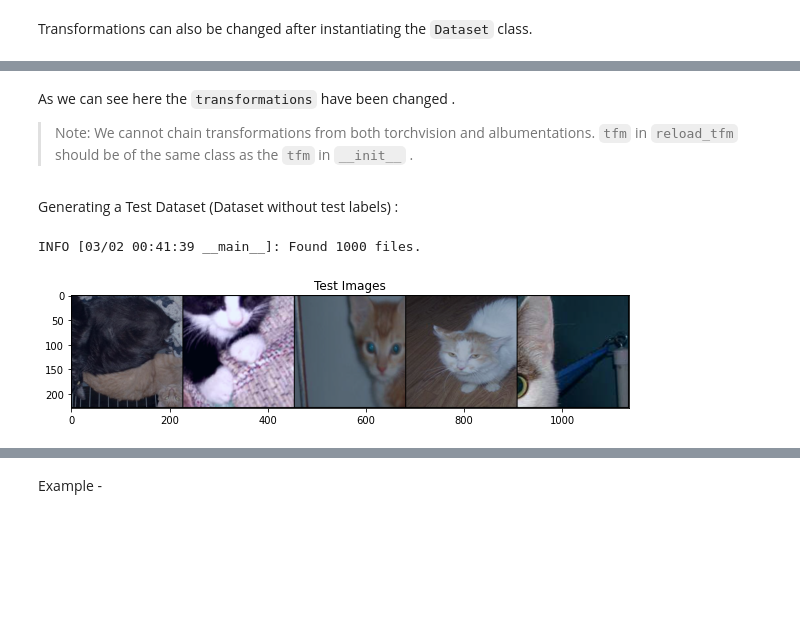
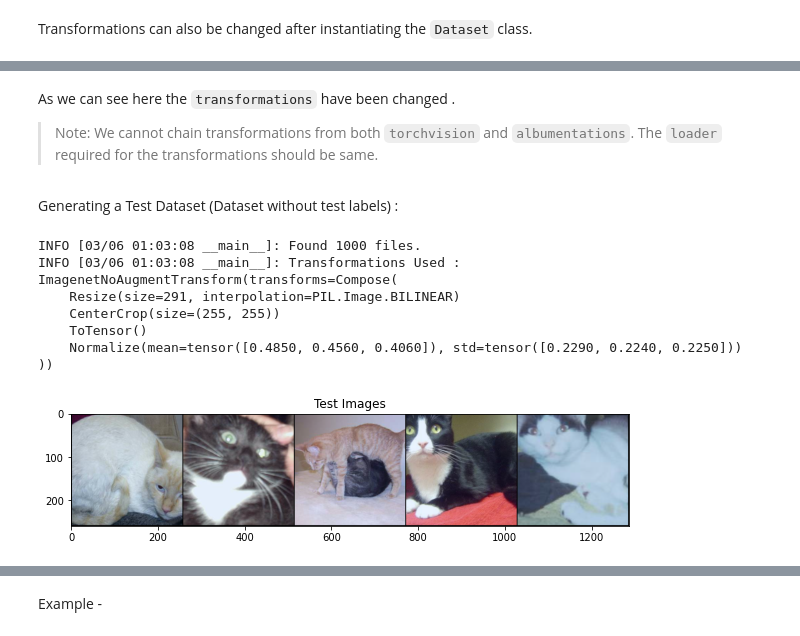
Before and after one commit to benihime91/lightning_cv, a Jupyter notebook: nbs/01b_classification.data.datasets.ipynb, the cells around one changed output, grey strips where cells are left out. Saved outputs shown, nothing was run; the diff lists cells and outputs as text; code cells hidden in the pictures; blank space fills up the shorter version.

```diff
--- a/nbs/01b_classification.data.datasets.ipynb
+++ b/nbs/01b_classification.data.datasets.ipynb
@@ -53,9 +58,14 @@ INFO [03/02 00:41:35 lcv.core.data_utils]: Data downloaded to /Users/ayushman/De
 # %%
 #export
-#hide
 class BaseClassificationDataset(Dataset):
     "Base class for ImageClassification Dataset"
-    _transforms = None
+
+    def __init__(self, cfg: DictConfig):
+        super(BaseClassificationDataset, self).__init__()
+        # instantiate transformations from cfg
+        obj: TransformOutput = create_transform(cfg)
+        self._transforms = obj.TRANSFORMS
+        self.loader = obj.LOADER
 
     @property
     def transforms(self):
@@ -65,9 +75,11 @@ class BaseClassificationDataset(Dataset):
     def transforms(self, x: ImageClassificationTransforms):
         self._transforms = x
 
+    @abstractclassmethod
     def __getitem__(self, x):
         raise NotImplementedError
 
+    @abstractclassmethod
     def __len__(self, x):
         raise NotImplementedError
 # %%
@@ -75,23 +87,23 @@ class BaseClassificationDataset(Dataset):
 class ImageFolderDataset(BaseClassificationDataset):
     "Create `Dataset` instance from `source` using `transforms`"
 
-    def __init__(self, source: Union[str, Path], transforms: ImageClassificationTransforms, classes: Dict = None,
-                 loader: str = "pil_loader", test : bool = False):
+    def __init__(self, source: Union[str, Path], cfg: DictConfig, classes: Dict = None, test : bool = False):
 
         store_attr("source, test")
-        self.loader = Loaders.get(loader)
-        self._transforms = transforms
 
         if not self.test:
             self.classes = ifnone(classes, self._find_classes(self.source))
-            samples = make_dataset(self.source, self.classes, IMG_EXTENSIONS, None)
+            samples  = make_dataset(self.source, self.classes, IMG_EXTENSIONS, None)
             self.images  = [s[0] for s in samples]
             self.targets = [s[1] for s in samples]
             logger.info(f"Found {len(self.images)} files belonging to {len(set(self.targets))} classes.")
+
         if self.test:
             samples = self.make_test(source)
             self.images = samples
             logger.info(f"Found {len(self.images)} files.")
+
+        super(ImageFolderDataset, self).__init__(cfg=cfg)
 
     def _find_classes(self, dir: str) -> Tuple[List[str], Dict[str, int]]:
         "Finds the class folders in the dataset"
@@ -171,9 +173,10 @@ root/cat/asd932_.png
 # %%
-tfm = GenericImageTransform(img_size=225, re_prob=0.0)
-ds  = ImageFolderDataset(source=data_path, transforms=tfm, loader="pil_loader")
+cfg = get_cfg()
+ds  = ImageFolderDataset(source=data_path, test=False, cfg=cfg.TRANSFORMS.TRAIN)
 dl  = DataLoader(ds, batch_size=5, shuffle=True)
 
 # since test is False both images and targets are returned
+logger.info(f"Transformations Used : \n{ds.transforms}")
 image, target = next(iter(dl))
 plt.figure(figsize=(10,10))
 imshow_tensor(image, normalize=True)
@@ -194,22 +217,29 @@ imshow_tensor(image, normalize=True)
 # %% [markdown]
 As we can see here the `transformations` have been changed .
 
-> Note: We cannot chain transformations from both torchvision and albumentations. `tfm` in `reload_tfm` should be of the same class as the `tfm` in `__init__` .
+> Note: We cannot chain transformations from both `torchvision` and `albumentations`. The `loader` required for the transformations should be same.
 # %% [markdown]
 Generating a Test Dataset (Dataset without test labels) :
 # %%
-tfm = GenericImageTransform(img_size=225, re_prob=0.0)
-ds  = ImageFolderDataset(source=os.path.join(data_path, "cats"), transforms=tfm, loader="pil_loader", test=True)
+ds = ImageFolderDataset(source=os.path.join(data_path, "cats"), cfg=cfg.TRANSFORMS.VALID, test=True)
+
 dl = DataLoader(ds, batch_size=5, shuffle=True)
 
 # since test is True only images are returned
 image = next(iter(dl))
-
+logger.info(f"Transformations Used : \n{ds.transforms}")
 plt.figure(figsize=(10,10))
 imshow_tensor(image, title="Test Images", normalize=True)
 # %% [output]
-INFO [03/02 00:41:39 __main__]: Found 1000 files.
+INFO [03/06 01:03:08 __main__]: Found 1000 files.
+INFO [03/06 01:03:08 __main__]: Transformations Used :
+ImagenetNoAugmentTransform(transforms=Compose(
+    Resize(size=291, interpolation=PIL.Image.BILINEAR)
+    CenterCrop(size=(255, 255))
+    ToTensor()
+    Normalize(mean=tensor([0.4850, 0.4560, 0.4060]), std=tensor([0.2290, 0.2240, 0.2250]))
+))
-[figure, old version]
+[figure, new version]
 # %%
 #hide
 pd.set_option('display.max_colwidth', None)
```
Also changed, not shown: parts of 29 cells of this notebook, 25 other files.
